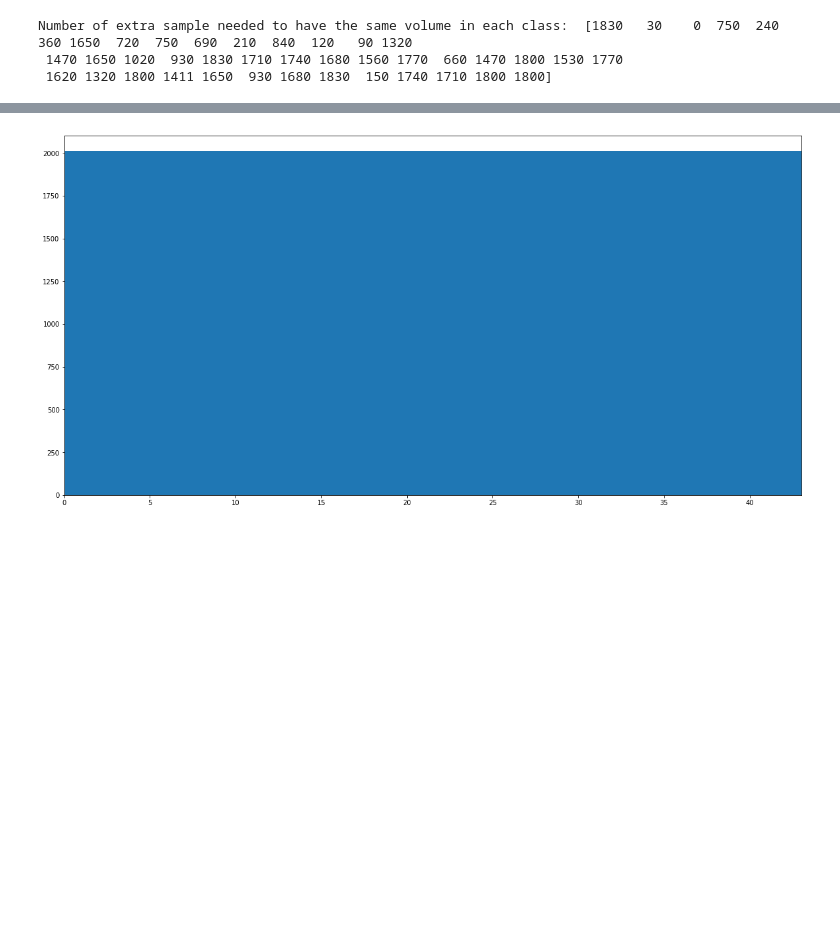
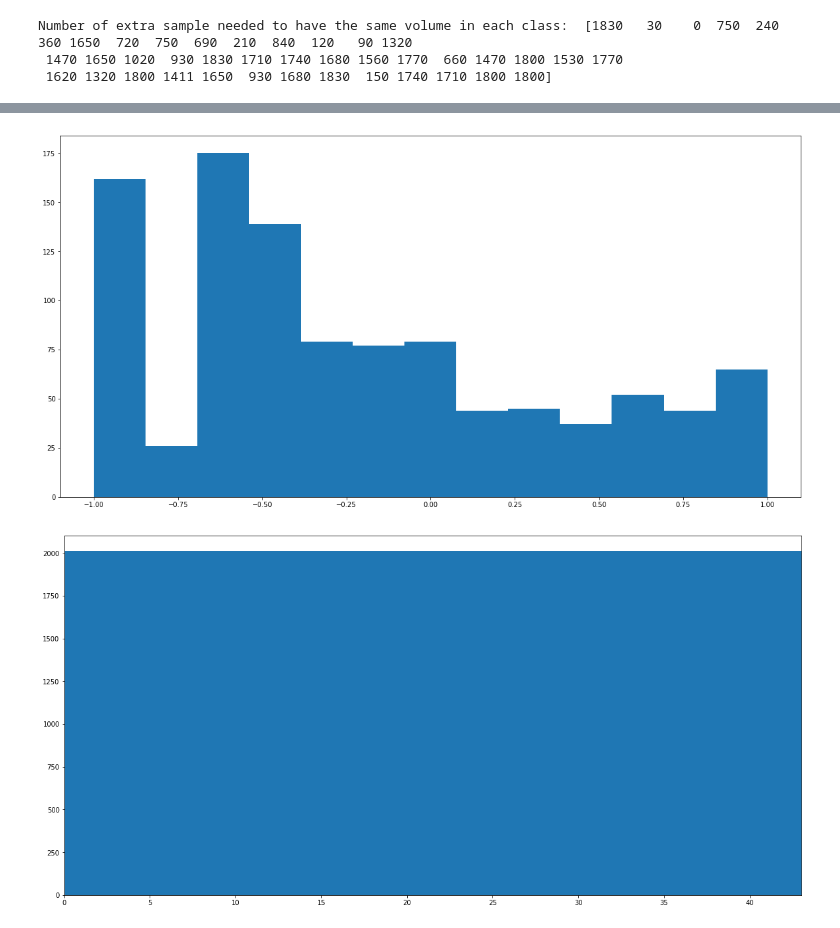
Before and after one commit to YggdrasillTech/SDCND_Project2, a Jupyter notebook: P2.ipynb, the cells around one changed output, grey strips where cells are left out. Drawn from its saved outputs; the diff is of its cells as text; code cells hidden in the pictures; blank space fills up the shorter version.

```diff
--- a/P2.ipynb
+++ b/P2.ipynb
@@ -384,3 +410,9 @@ for i in range(20):
+# %%
+plt.figure(figsize = (20, 10))
+plt.hist(ppa_X_train[-1].ravel(), bins = 'auto')
+plt.show()
+# %% [output]
+[figure, added]
 # %%
 ### Let's see the new class distribution.
 plt.figure(figsize = (20, 10))
```
Also changed, not shown: parts of 14 cells of this notebook.
